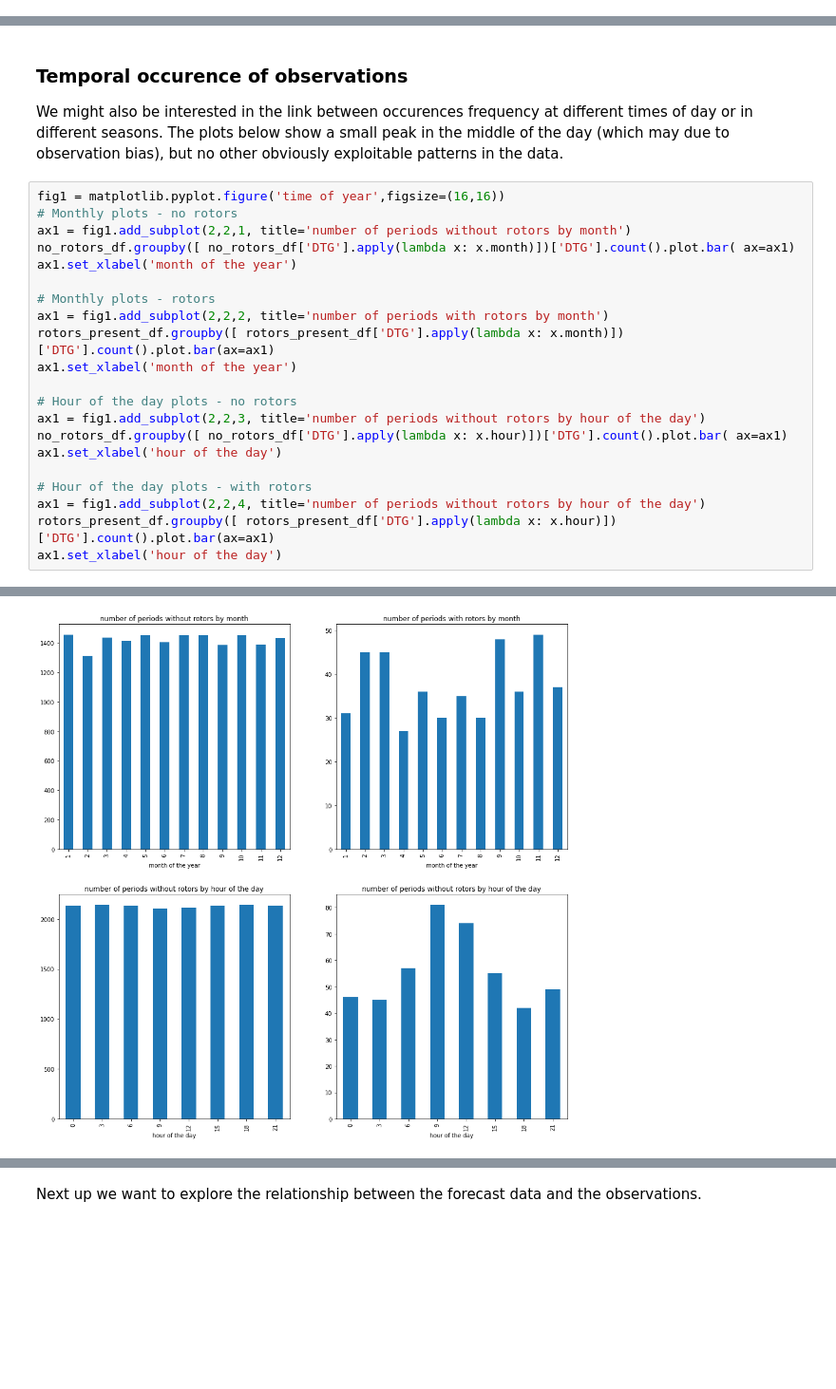
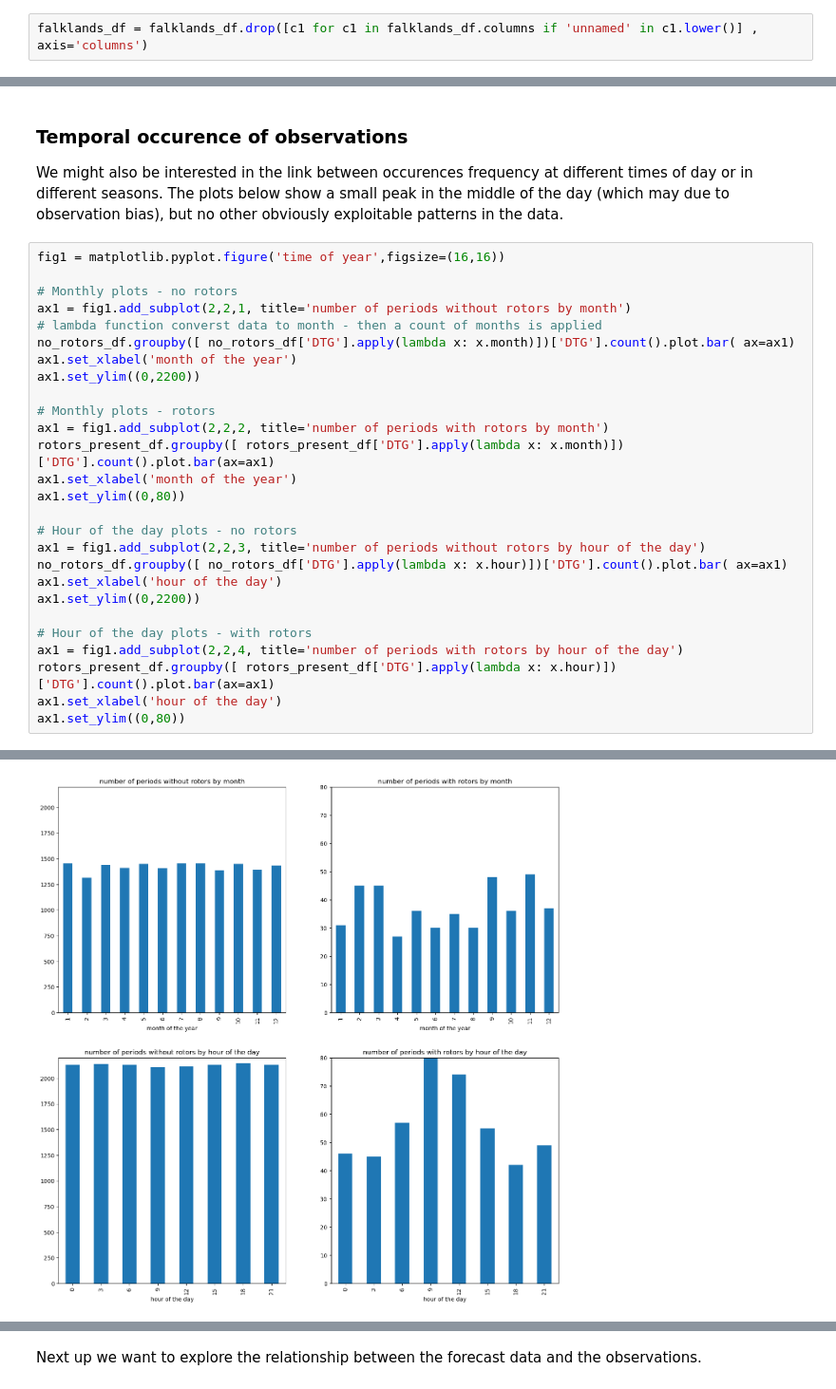
Before and after one commit to informatics-lab/ml_weather_tutorial, a Jupyter notebook: 01_data_exploration.ipynb, the cells around one changed output, grey strips where cells are left out. Shown at 95% size. Saved outputs shown, nothing was run; the diff lists cells and outputs as text; blank space fills up the shorter version.

```diff
--- a/01_data_exploration.ipynb
+++ b/01_data_exploration.ipynb
@@ -168,6 +187,8 @@ falklands_df = falklands_df[(falklands_df['wind_speed_obs'] >= 0.0) &
                             (falklands_df['wind_direction_obs'] >= 0.0) &
                             (falklands_df['dewpoint_obs'] >= 0.0)
                            ]
+# %%
+falklands_df = falklands_df.drop([c1 for c1 in falklands_df.columns if 'unnamed' in c1.lower()] , axis='columns')
 # %%
 falklands_df
 # %% [output]
@@ -299,23 +353,29 @@ The above diagrams already show some differences for conditions at the surface w
 We might also be interested in the link between occurences frequency at different times of day or in different seasons. The plots below show a small peak in the middle of the day (which may due to observation bias), but no other obviously exploitable patterns in the data.
 # %%
 fig1 = matplotlib.pyplot.figure('time of year',figsize=(16,16))
+
 # Monthly plots - no rotors
 ax1 = fig1.add_subplot(2,2,1, title='number of periods without rotors by month')
+# lambda function converst data to month - then a count of months is applied
 no_rotors_df.groupby([ no_rotors_df['DTG'].apply(lambda x: x.month)])['DTG'].count().plot.bar( ax=ax1)
 ax1.set_xlabel('month of the year')
+ax1.set_ylim((0,2200))
 
 # Monthly plots - rotors
 ax1 = fig1.add_subplot(2,2,2, title='number of periods with rotors by month')
 rotors_present_df.groupby([ rotors_present_df['DTG'].apply(lambda x: x.month)])['DTG'].count().plot.bar(ax=ax1)
 ax1.set_xlabel('month of the year')
+ax1.set_ylim((0,80))
 
 # Hour of the day plots - no rotors
 ax1 = fig1.add_subplot(2,2,3, title='number of periods without rotors by hour of the day')
 no_rotors_df.groupby([ no_rotors_df['DTG'].apply(lambda x: x.hour)])['DTG'].count().plot.bar( ax=ax1)
 ax1.set_xlabel('hour of the day')
+ax1.set_ylim((0,2200))
 
 # Hour of the day plots - with rotors
-ax1 = fig1.add_subplot(2,2,4, title='number of periods without rotors by hour of the day')
+ax1 = fig1.add_subplot(2,2,4, title='number of periods with rotors by hour of the day')
 rotors_present_df.groupby([ rotors_present_df['DTG'].apply(lambda x: x.hour)])['DTG'].count().plot.bar(ax=ax1)
 ax1.set_xlabel('hour of the day')
+ax1.set_ylim((0,80))
 # %% [output]
@@ -323 +383 @@ Text(0.5, 0, 'hour of the day')
-[figure, old version]
+[figure, new version]
```
Also changed, not shown: parts of 49 cells of this notebook.
